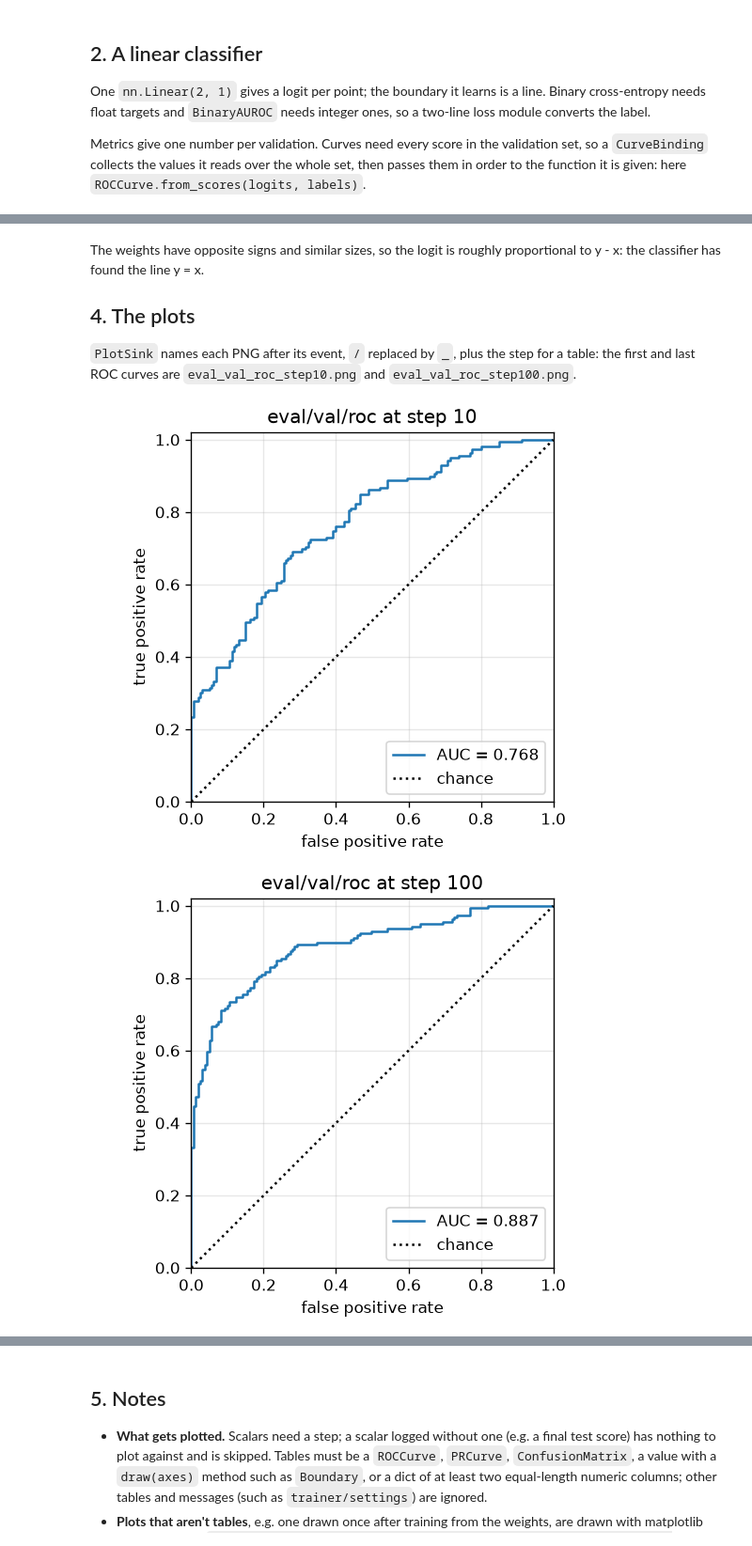
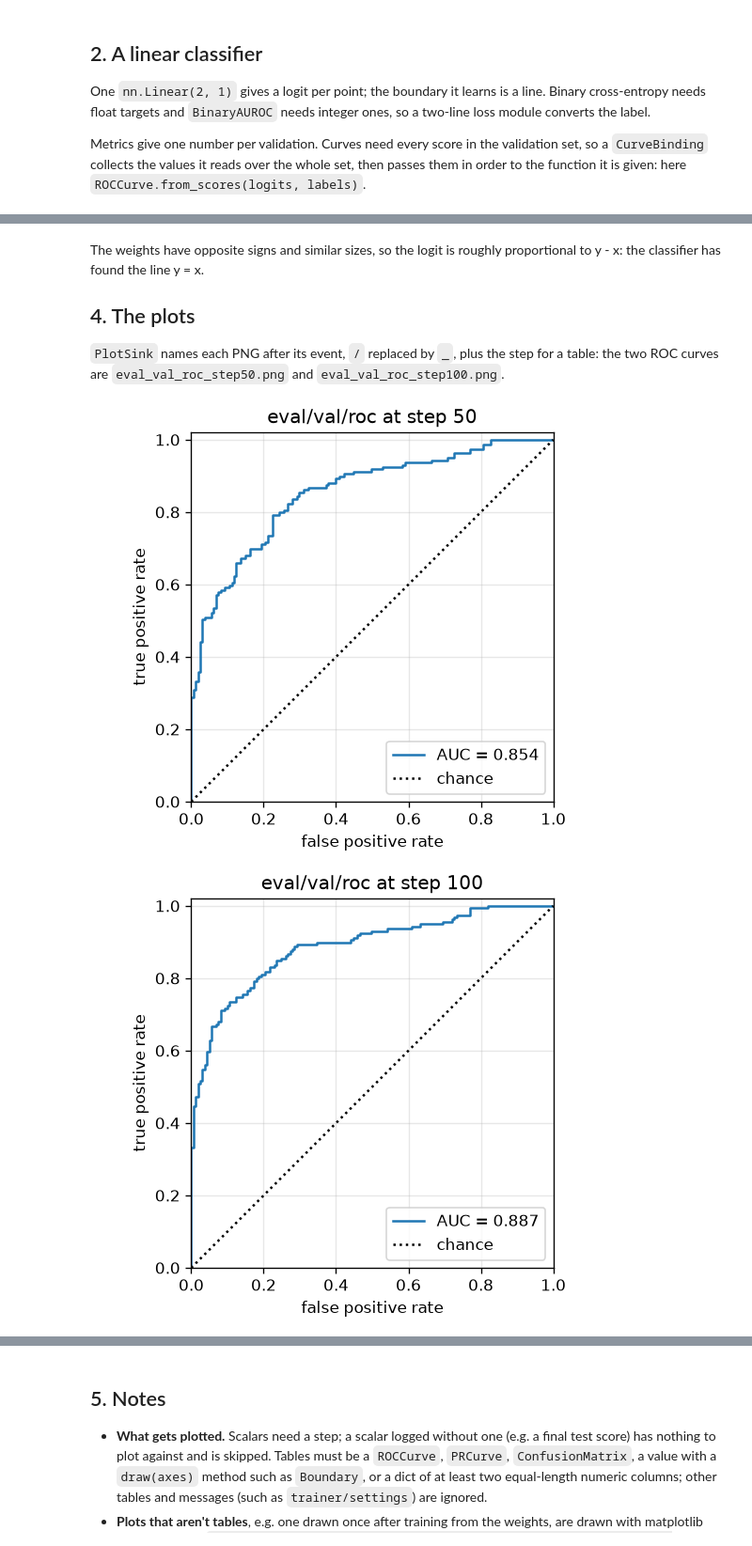
Before and after one commit to tile-and-error/imagenet-classification, a Jupyter notebook: examples/roc_plot_sink.ipynb, the cells around one changed output, grey strips where cells are left out. Shown at 94% size. Cells and saved outputs as stored; diff of their text form; code cells hidden in the pictures.

Commit message:
per-nth-validation curve drawing

```diff
--- a/examples/roc_plot_sink.ipynb
+++ b/examples/roc_plot_sink.ipynb
@@ -205,23 +214,22 @@ proportional to y - x: the classifier has found the line y = x.
 ## 4. The plots
 
 `PlotSink` names each PNG after its event, `/` replaced by `_`, plus the step for a
-table: the first and last ROC curves are `eval_val_roc_step10.png` and
-`eval_val_roc_step100.png`.
+table: the two ROC curves are `eval_val_roc_step50.png` and `eval_val_roc_step100.png`.
 # %%
 from IPython.display import Image, display
 
 names = [
-    "eval_val_roc_step10",  # after the first epoch
+    "eval_val_roc_step50",  # after the 5th epoch
     f"eval_val_roc_step{step}",
     f"eval_val_pr_step{step}",
     f"eval_val_confusion_step{step}",
     "eval_val_auroc",
     f"eval_val_boundary_step{step}",
 ]
 for name in names:
     display(Image(filename=run_dir / "plots" / f"{name}.png"))
 # %% [output]
-[figure, old version]
+[figure, new version]
 [figure]
 [figure]
 [figure]
```
Also changed, not shown: parts of 3 cells of this notebook, 11 other files.
